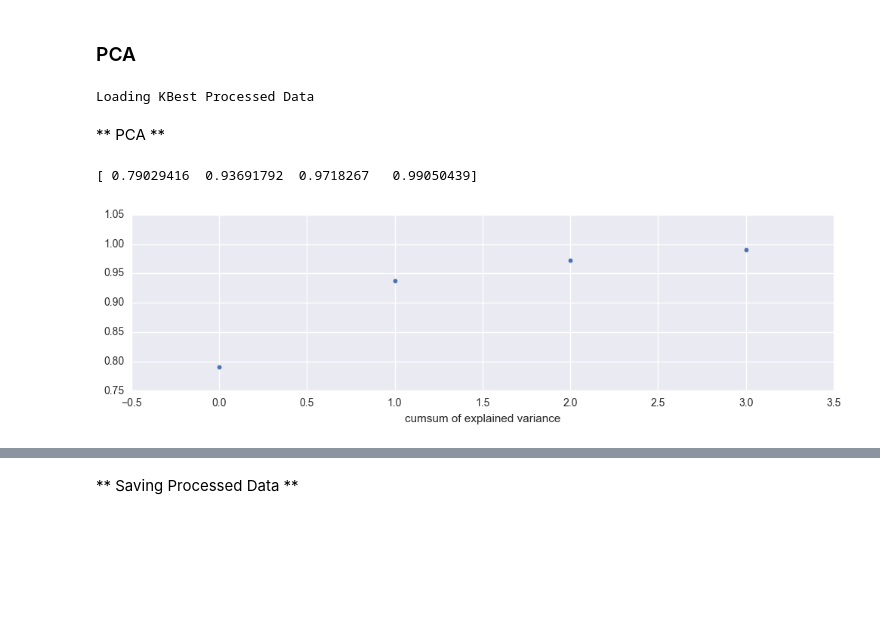
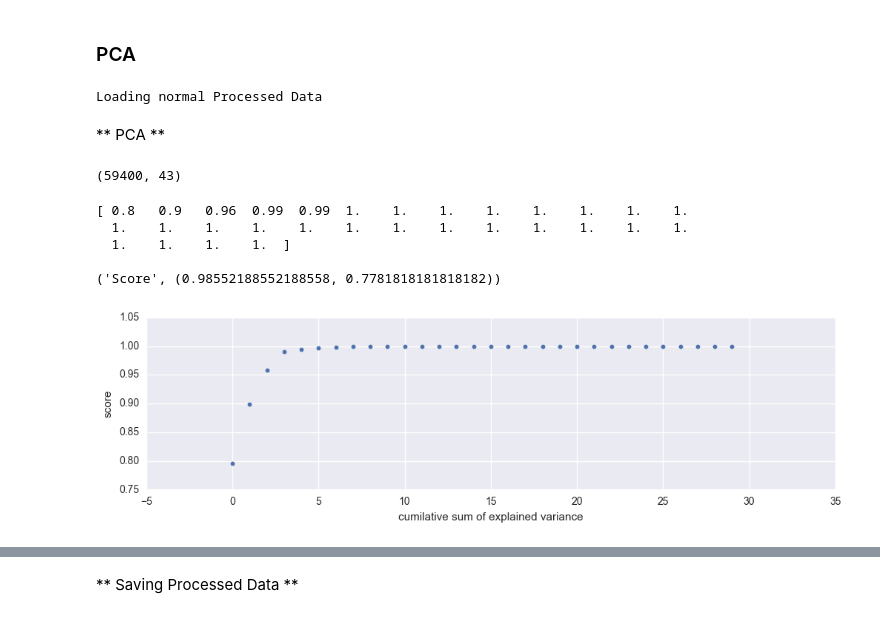
Before and after one commit to msampathkumar/datadriven, a Jupyter notebook: pumpit.ipynb, the cells around one changed output, grey strips where cells are left out. Drawn from its saved outputs; the diff is of its cells as text; code cells hidden in the pictures; blank space fills up the shorter version.

Commit message:
adding benchmark score snapshots

```diff
--- a/pumpit.ipynb
+++ b/pumpit.ipynb
@@ -1102,13 +1254,15 @@ pickle.dump(y, open('tmp\kbest_y.pkl', 'wb'))
 # %% [markdown]
 ### PCA
 # %%
-if True:
+load = 2
+
+if load ==1:
     # this will load kbest
     print('Loading KBest Processed Data')
     X = pickle.load(open('tmp\kbest_X.pkl', 'rb'))
     TEST_X = pickle.load(open('tmp\kbest_TEST_X.pkl', 'rb'))
     y = pickle.load(open('tmp\kbest_y.pkl', 'rb'))
-else:
+elif load ==2:
     # this will load processed data
     print('Loading normal Processed Data')
     X = pickle.load(open('tmp\processed_X.pkl', 'rb'))
@@ -1116,7 +1270,7 @@ else:
 
 # # y = pickle.load(open('tmp\processed_y.pkl'))
 # %% [output]
-Loading KBest Processed Data
+Loading normal Processed Data
 # %% [markdown]
 ** PCA **
 # %%
@@ -1124,15 +1279,31 @@ from sklearn.decomposition import PCA
+# %%
+X.shape
+# %% [output]
+(59400, 43)
 # %%
 # feature extraction
-pca = PCA(n_components=4)
+pca = PCA(n_components=30)
 fit = pca.fit(X)
 
 plt.figure(figsize=(12, 3))
 
 _ = plt.scatter (range(len(fit.explained_variance_ratio_)), fit.explained_variance_ratio_.cumsum())
 
-_ = plt.xlabel('cumsum of explained variance')
+_ = plt.xlabel('cumilative sum of explained variance')
+_ = plt.ylabel('score')
+
 
 print(fit.explained_variance_ratio_.cumsum())
+print()
+print(('Score', game(pca.transform(X), y)))
+
+
+# (0.97580246913580249, 0.60511784511784517) # KBest dataset
+# (0.97564534231200895, 0.60552188552188557) # Normal Dataset
 # %% [output]
-[ 0.79029416  0.93691792  0.9718267   0.99050439]
+[ 0.8   0.9   0.96  0.99  0.99  1.    1.    1.    1.    1.    1.    1.    1.
+  1.    1.    1.    1.    1.    1.    1.    1.    1.    1.    1.    1.    1.
+  1.    1.    1.    1.  ]
+
+('Score', (0.98552188552188558, 0.7781818181818182))
-[figure, old version]
+[figure, new version]
```
Also changed, not shown: parts of 51 cells of this notebook, 4 other files.
